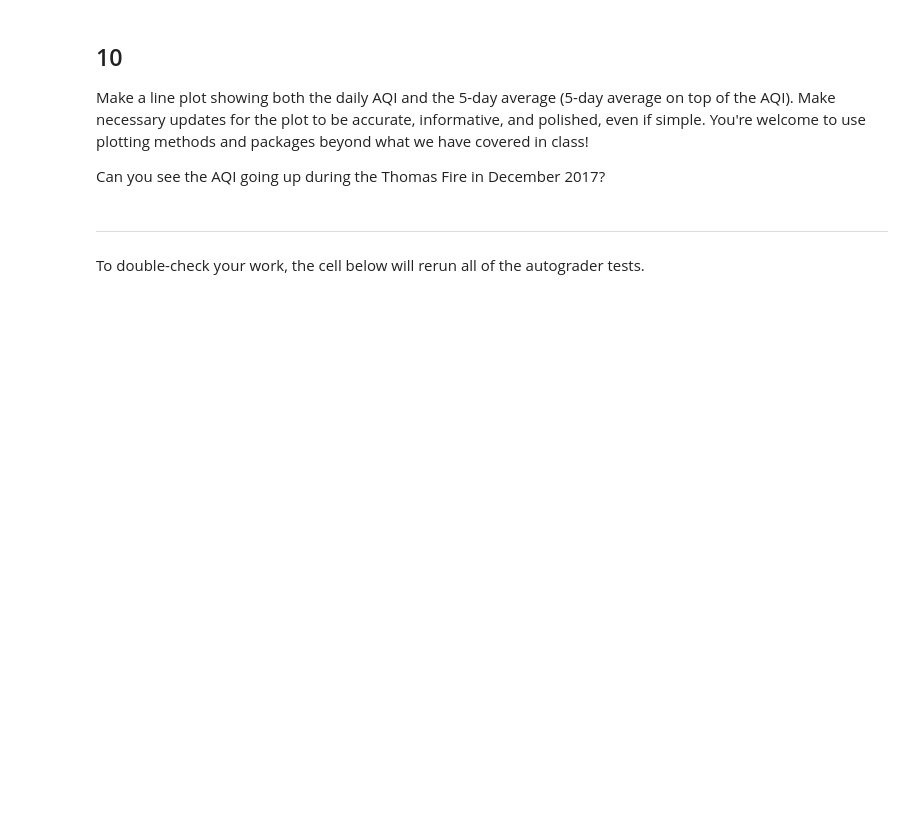
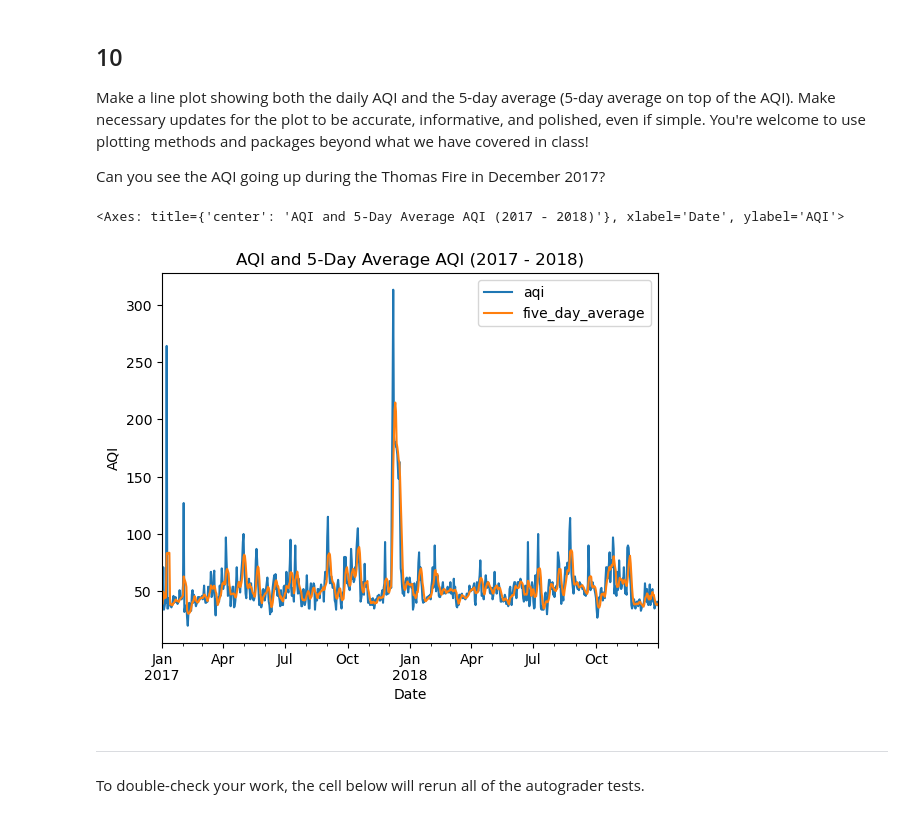
Before and after one commit to oregel714/eds220-hwk2, a Jupyter notebook: task3/hwk2-task3-aqi.ipynb, the cells around one changed output. Cells and saved outputs as stored; diff of their text form; code cells hidden in the pictures; blank space fills up the shorter version.

```diff
--- a/task3/hwk2-task3-aqi.ipynb
+++ b/task3/hwk2-task3-aqi.ipynb
@@ -258,5 +267,5 @@ In the next cell we will calculate an average over a [rolling window](https://pa
 Store your answer in the `rolling_average` variable. Your result should be a `pandas.Series` indexed by `date`, with the 5-day averages as its values.
 # %%
 # Calculate AQI rolling average over 5 days
-rolling_average = ...
+rolling_average = aqi_sb['aqi'].rolling('5D').mean()
 rolling_average
@@ -270,0 +294,3 @@ aqi_sb
+# %%
+aqi_sb['five_day_average'] = rolling_average
+aqi_sb
@@ -277,6 +320,16 @@ grader.check("q9")
 Make a line plot showing both the daily AQI and the 5-day average (5-day average on top of the AQI). Make necessary updates for the plot to be accurate, informative, and polished, even if simple. You're welcome to use plotting methods and packages beyond what we have covered in class!
 
 Can you see the AQI going up during the Thomas Fire in December 2017?
+# %%
+aqi_sb.plot(kind = 'line',
+            y = ['aqi', 'five_day_average'],
+            xlabel = 'Date',
+            ylabel = 'AQI',
+            title = 'AQI and 5-Day Average AQI (2017 - 2018)'
+            )
+# %% [output]
+<Axes: title={'center': 'AQI and 5-Day Average AQI (2017 - 2018)'}, xlabel='Date', ylabel='AQI'>
+[figure, added]
 # %% [markdown]
 ---
 
```
Also changed, not shown: parts of 11 cells of this notebook, 4 other files.
